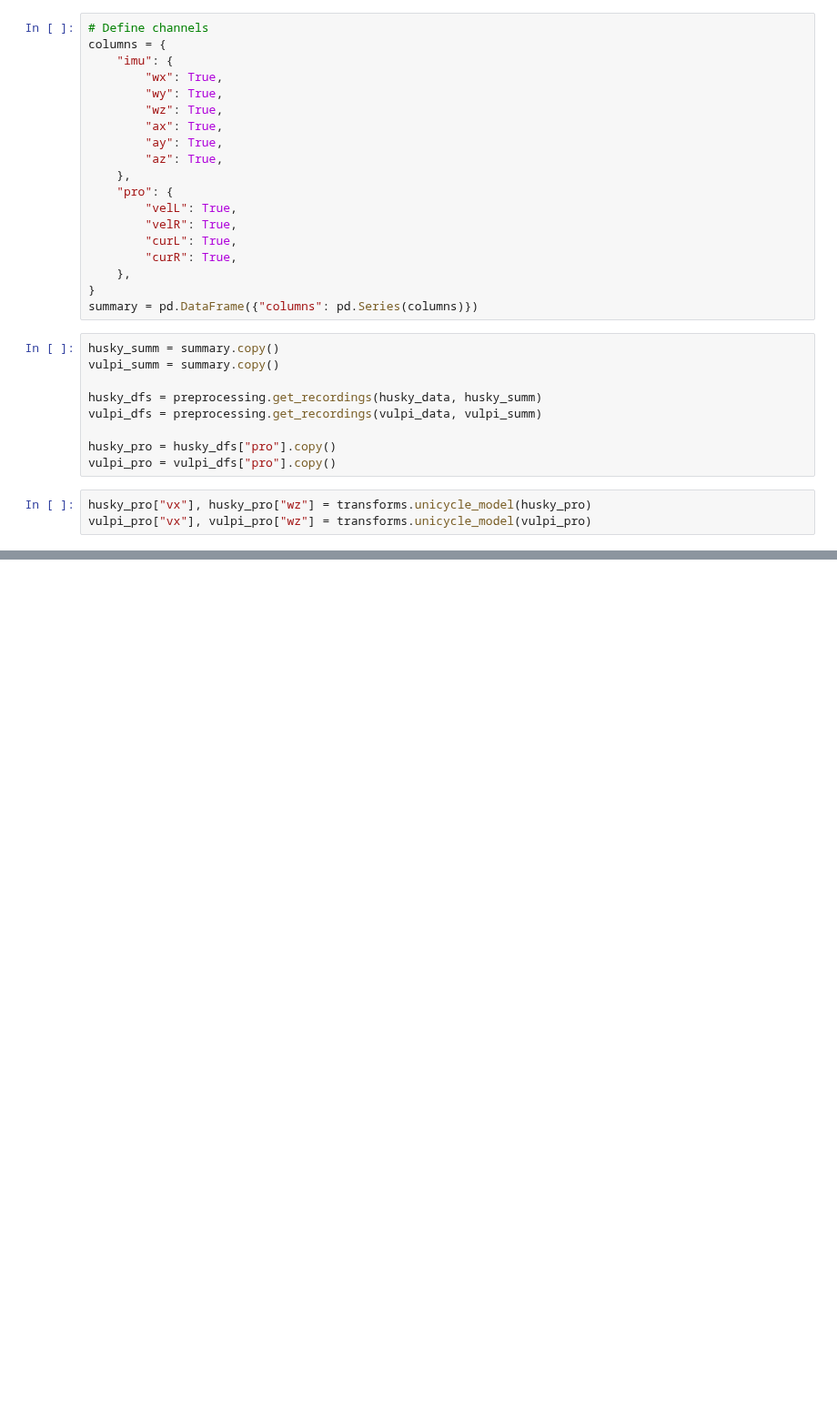
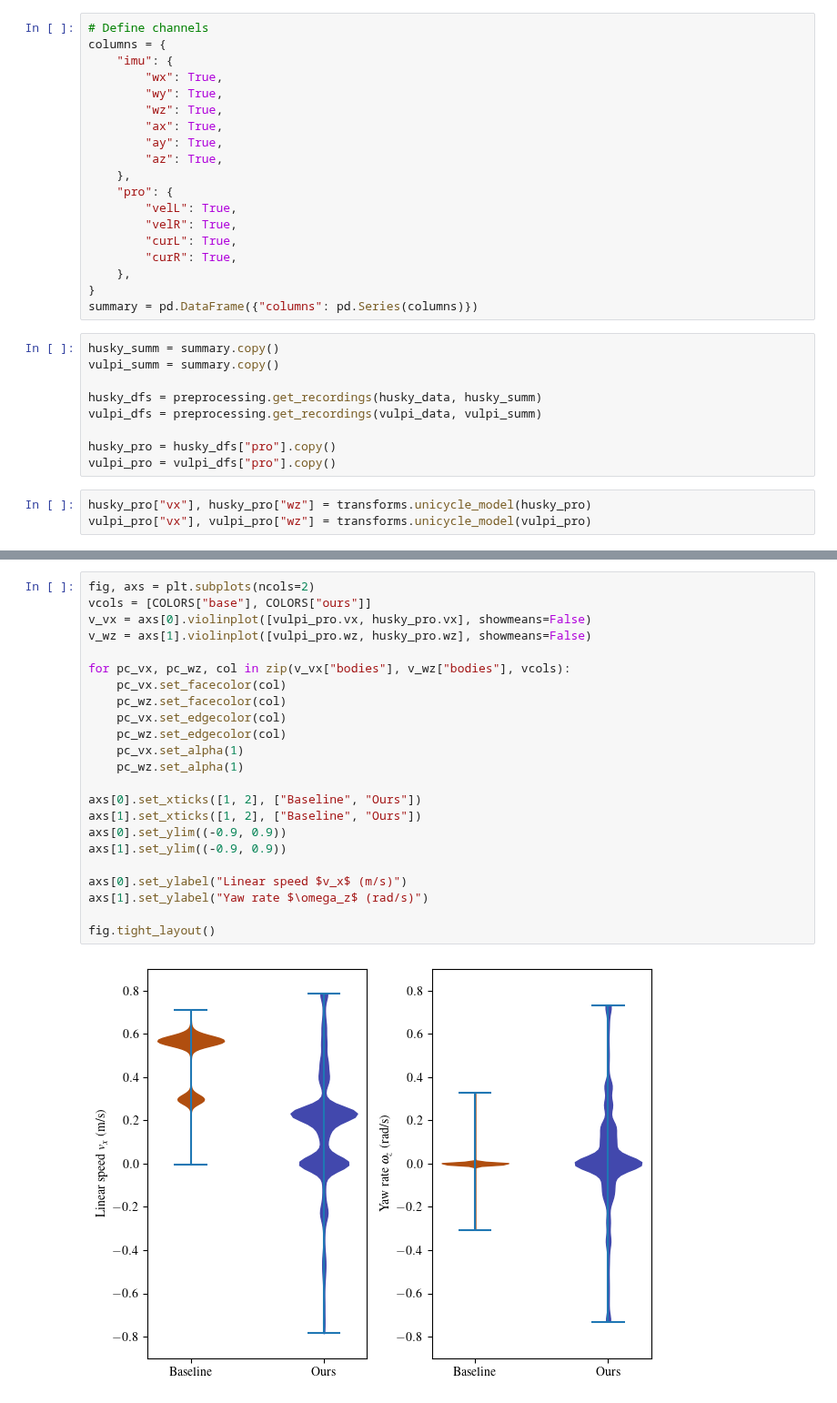
Before and after one commit to norlab-ulaval/BorealTC, a Jupyter notebook: analysis/dataset-stats.ipynb, the cells around one changed output, grey strips where cells are left out. Shown at 91% size. Saved outputs shown, nothing was run; the diff lists cells and outputs as text; blank space fills up the shorter version.

```diff
--- a/analysis/dataset-stats.ipynb
+++ b/analysis/dataset-stats.ipynb
@@ -109,0 +107,25 @@ fig.savefig(figs_path / "speeds.pdf", bbox_inches="tight")
+# %%
+fig, axs = plt.subplots(ncols=2)
+vcols = [COLORS["base"], COLORS["ours"]]
+v_vx = axs[0].violinplot([vulpi_pro.vx, husky_pro.vx], showmeans=False)
+v_wz = axs[1].violinplot([vulpi_pro.wz, husky_pro.wz], showmeans=False)
+
+for pc_vx, pc_wz, col in zip(v_vx["bodies"], v_wz["bodies"], vcols):
+    pc_vx.set_facecolor(col)
+    pc_wz.set_facecolor(col)
+    pc_vx.set_edgecolor(col)
+    pc_wz.set_edgecolor(col)
+    pc_vx.set_alpha(1)
+    pc_wz.set_alpha(1)
+
+axs[0].set_xticks([1, 2], ["Baseline", "Ours"])
+axs[1].set_xticks([1, 2], ["Baseline", "Ours"])
+axs[0].set_ylim((-0.9, 0.9))
+axs[1].set_ylim((-0.9, 0.9))
+
+axs[0].set_ylabel("Linear speed $v_x$ (m/s)")
+axs[1].set_ylabel("Yaw rate $\omega_z$ (rad/s)")
+
+fig.tight_layout()
+# %% [output]
+[figure, added]
```
Also changed, not shown: parts of 6 cells of this notebook, 1 other file.
